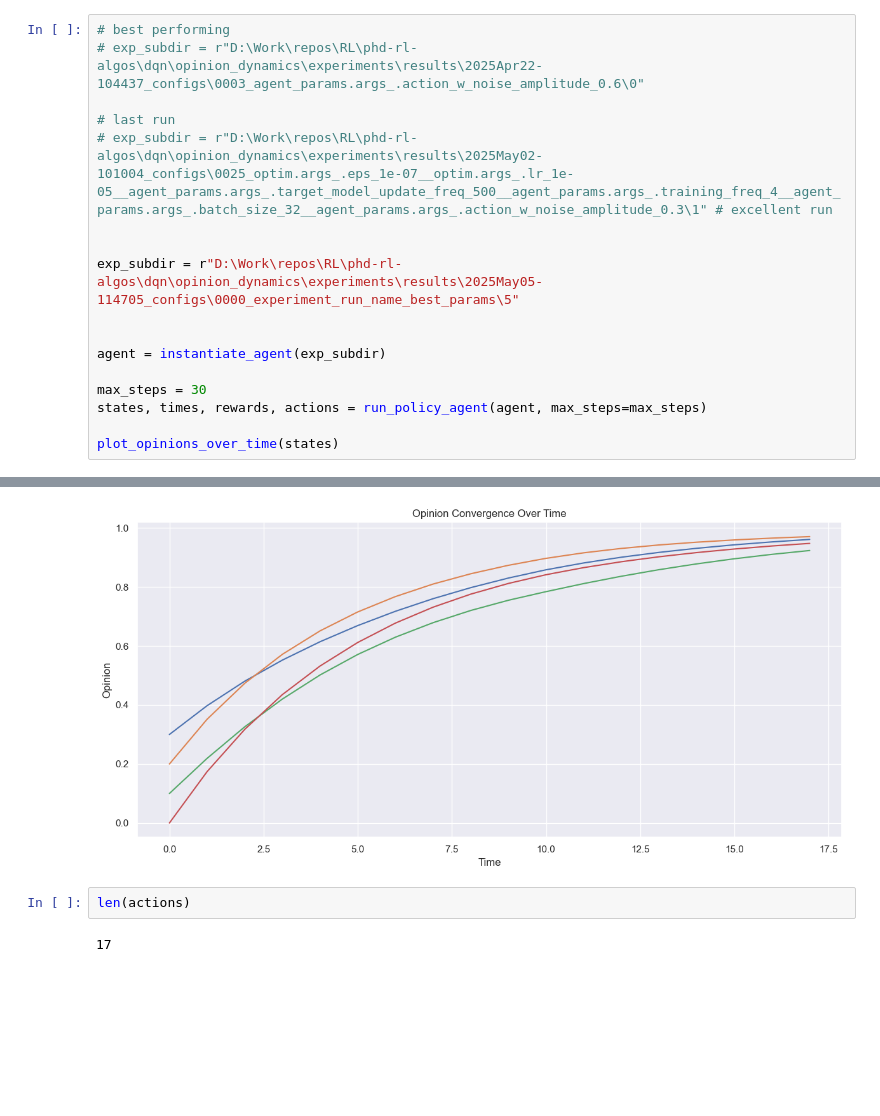
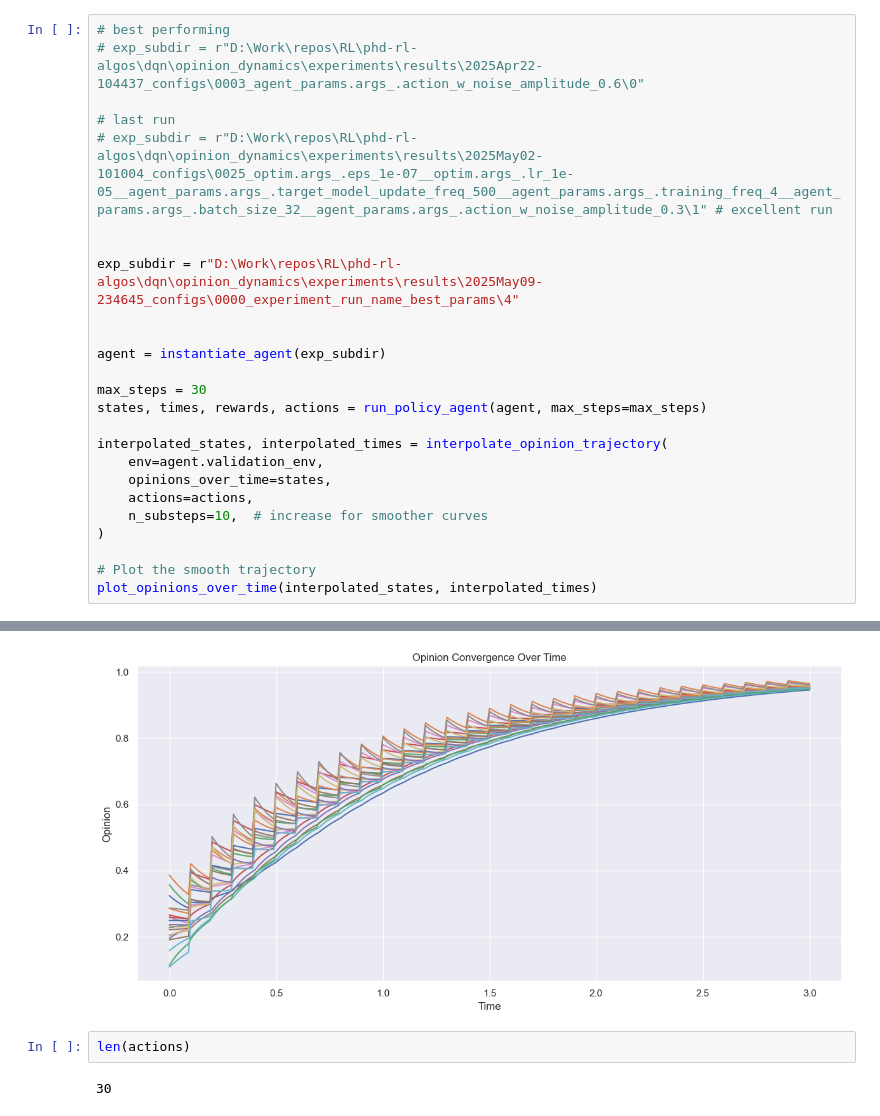
Before and after one commit to mariusdgm/phd-rl-algos, a Jupyter notebook: dqn/opinion_dynamics/experiments/agent_eval.ipynb, the cells around one changed output, grey strips where cells are left out. Cells and saved outputs as stored; diff of their text form; blank space fills up the shorter version.

Commit message:
applied interpolation to agent sim

```diff
--- a/dqn/opinion_dynamics/experiments/agent_eval.ipynb
+++ b/dqn/opinion_dynamics/experiments/agent_eval.ipynb
@@ -116,7 +118,7 @@ def run_policy_agent(agent, max_steps=1000):
 # exp_subdir = r"D:\Work\repos\RL\phd-rl-algos\dqn\opinion_dynamics\experiments\results\2025May02-101004_configs\0025_optim.args_.eps_1e-07__optim.args_.lr_1e-05__agent_params.args_.target_model_update_freq_500__agent_params.args_.training_freq_4__agent_params.args_.batch_size_32__agent_params.args_.action_w_noise_amplitude_0.3\1" # excellent run
 
 
-exp_subdir = r"D:\Work\repos\RL\phd-rl-algos\dqn\opinion_dynamics\experiments\results\2025May05-114705_configs\0000_experiment_run_name_best_params\5"
+exp_subdir = r"D:\Work\repos\RL\phd-rl-algos\dqn\opinion_dynamics\experiments\results\2025May09-234645_configs\0000_experiment_run_name_best_params\4"
 
 
 agent = instantiate_agent(exp_subdir)
@@ -124,5 +126,13 @@ agent = instantiate_agent(exp_subdir)
 max_steps = 30
 states, times, rewards, actions = run_policy_agent(agent, max_steps=max_steps)
 
-plot_opinions_over_time(states)
+interpolated_states, interpolated_times = interpolate_opinion_trajectory(
+    env=agent.validation_env,
+    opinions_over_time=states,
+    actions=actions,
+    n_substeps=10,  # increase for smoother curves
+)
+
+# Plot the smooth trajectory
+plot_opinions_over_time(interpolated_states, interpolated_times)
 # %% [output]
@@ -133,8 +143,8 @@ Simulation ended at step 16: done=True, truncated=False
-[figure, old version]
+[figure, new version]
 # %%
 len(actions)
 # %% [output]
-17
+30
 # %%
 actions
 # %% [output]
```
Also changed, not shown: parts of 5 cells of this notebook, 3 other files.
